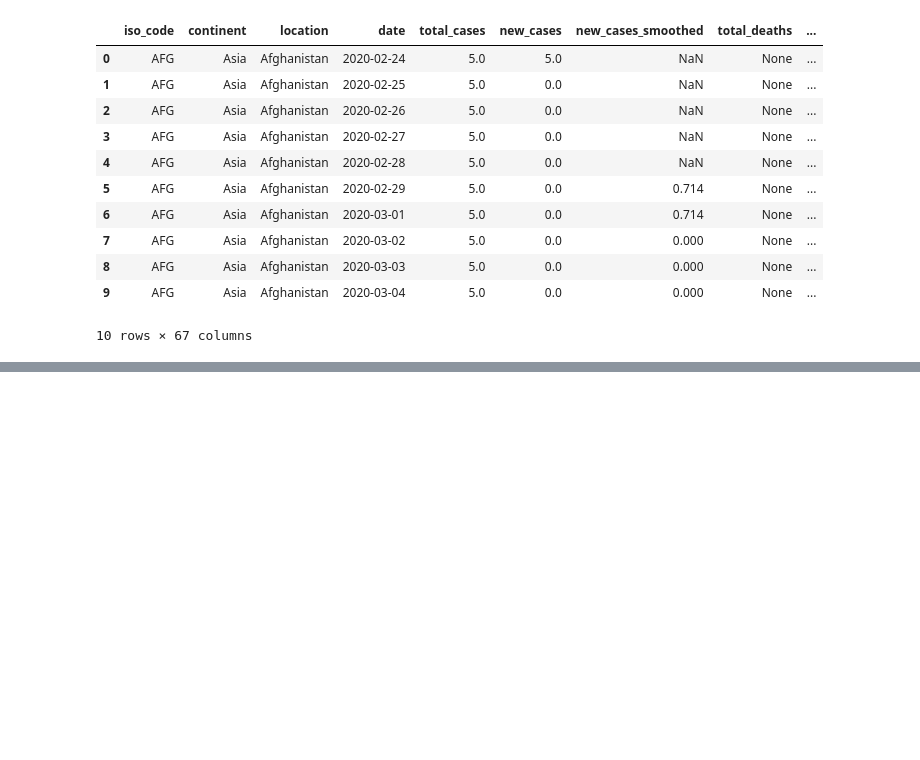
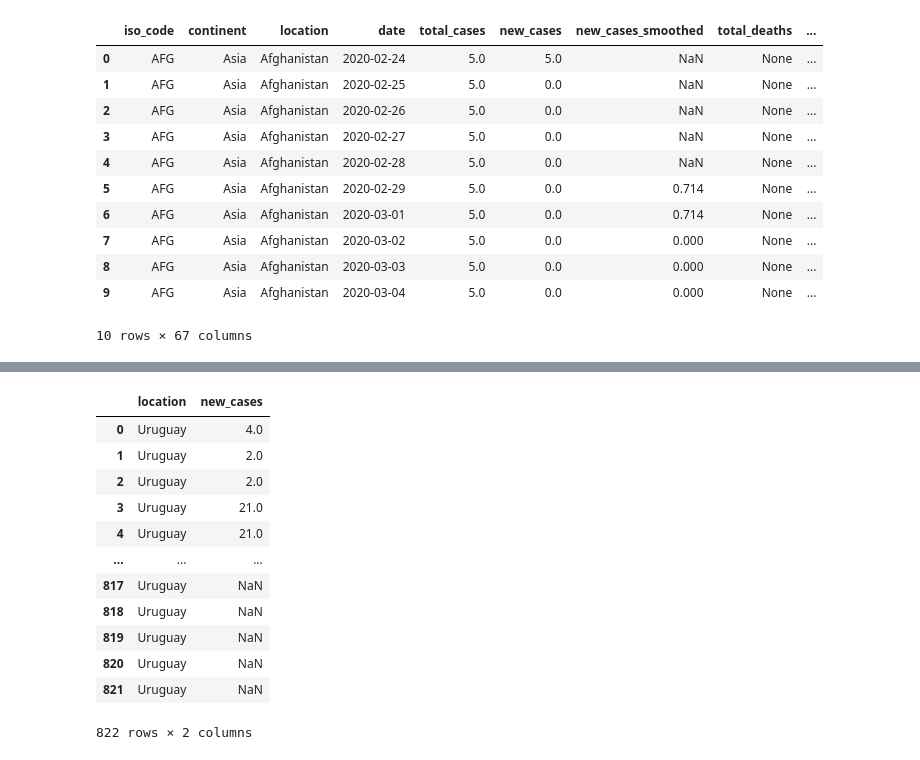
Before and after one commit to xalejandrow/connecting-to-a-sql-database-project-tutorial, a Jupyter notebook: SQL_4GKS.ipynb, the cells around one changed output, grey strips where cells are left out. Saved outputs shown, nothing was run; the diff lists cells and outputs as text; code cells hidden in the pictures; blank space fills up the shorter version.

```diff
--- a/SQL_4GKS.ipynb
+++ b/SQL_4GKS.ipynb
@@ -44,0 +71,16 @@ sqldf("select * from df limit 10")
+# %%
+sqldf("select location, new_cases from df where location = 'Uruguay'")
+# %% [output]
+|  | location | new_cases |
+| 0 | Uruguay | 4.0 |
+| 1 | Uruguay | 2.0 |
+| 2 | Uruguay | 2.0 |
+| 3 | Uruguay | 21.0 |
+| 4 | Uruguay | 21.0 |
+| ... | ... | ... |
+| 817 | Uruguay | NaN |
+| 818 | Uruguay | NaN |
+| 819 | Uruguay | NaN |
+| 820 | Uruguay | NaN |
+| 821 | Uruguay | NaN |
+822 rows × 2 columns
```
Also changed, not shown: parts of 5 cells of this notebook.
